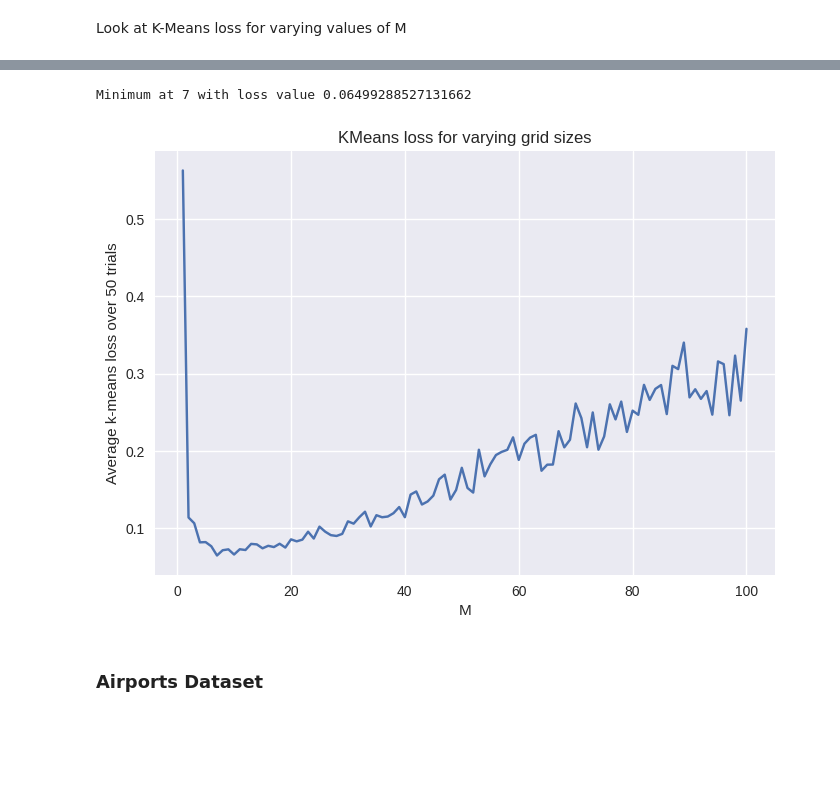
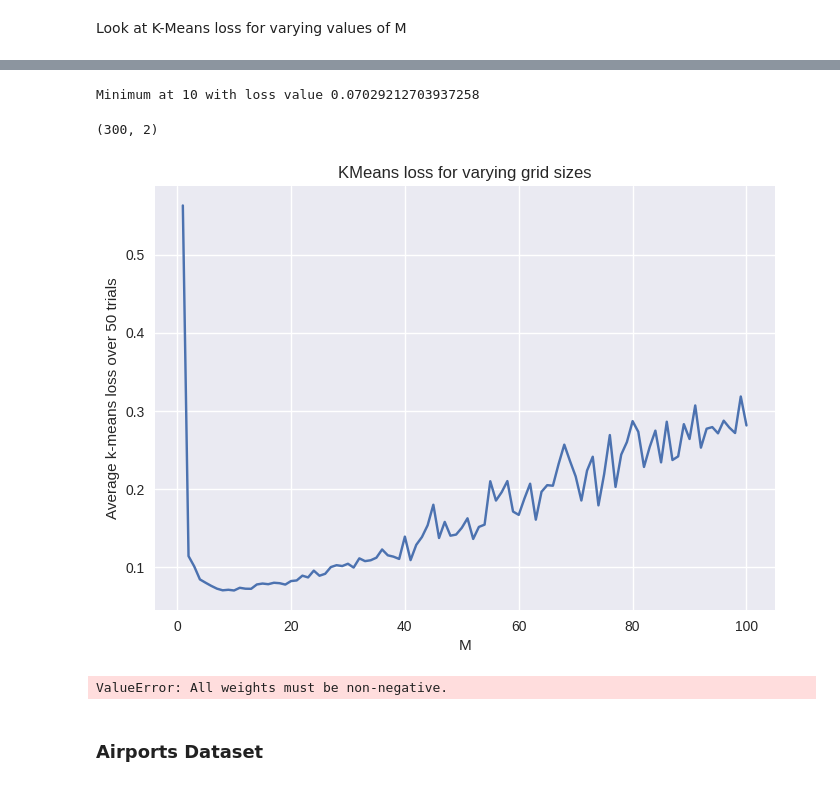
Before and after one commit to amy-ln/dpclustering, a Jupyter notebook: grid-experiment.ipynb, the cells around one changed output, grey strips where cells are left out. Saved outputs shown, nothing was run; the diff lists cells and outputs as text; code cells hidden in the pictures; blank space fills up the shorter version.

Commit message:
finished initial grid experimentation

```diff
--- a/grid-experiment.ipynb
+++ b/grid-experiment.ipynb
@@ -105,13 +103,24 @@ for M=100 average loss over 50 trials=0.35808556556388665
 # %%
 plt.plot(list(range(1,101)), results)
 plt.title("KMeans loss for varying grid sizes")
 plt.xlabel("M")
 plt.ylabel("Average k-means loss over 50 trials")
 
 print(f"Minimum at {np.argmin(results) + 1} with loss value {np.min(results)}")
+
+small.shape
 # %% [output]
-Minimum at 7 with loss value 0.06499288527131662
+Minimum at 10 with loss value 0.07029212703937258
+(300, 2)
-[figure, old version]
+[figure, new version]
+# %%
+from scipy.stats import wasserstein_distance_nd
+
+grid = create_grid_synopsis(small, e=10, d=2, M=10, seed=897135)
+
+wasserstein_distance_nd(small, grid[:,0:2], np.array([1/300]*300), grid[:,2])
+# %% [output]
+ValueError: All weights must be non-negative.
 # %% [markdown]
 ### Airports Dataset
 # %%
```
Also changed, not shown: parts of 8 cells of this notebook.
